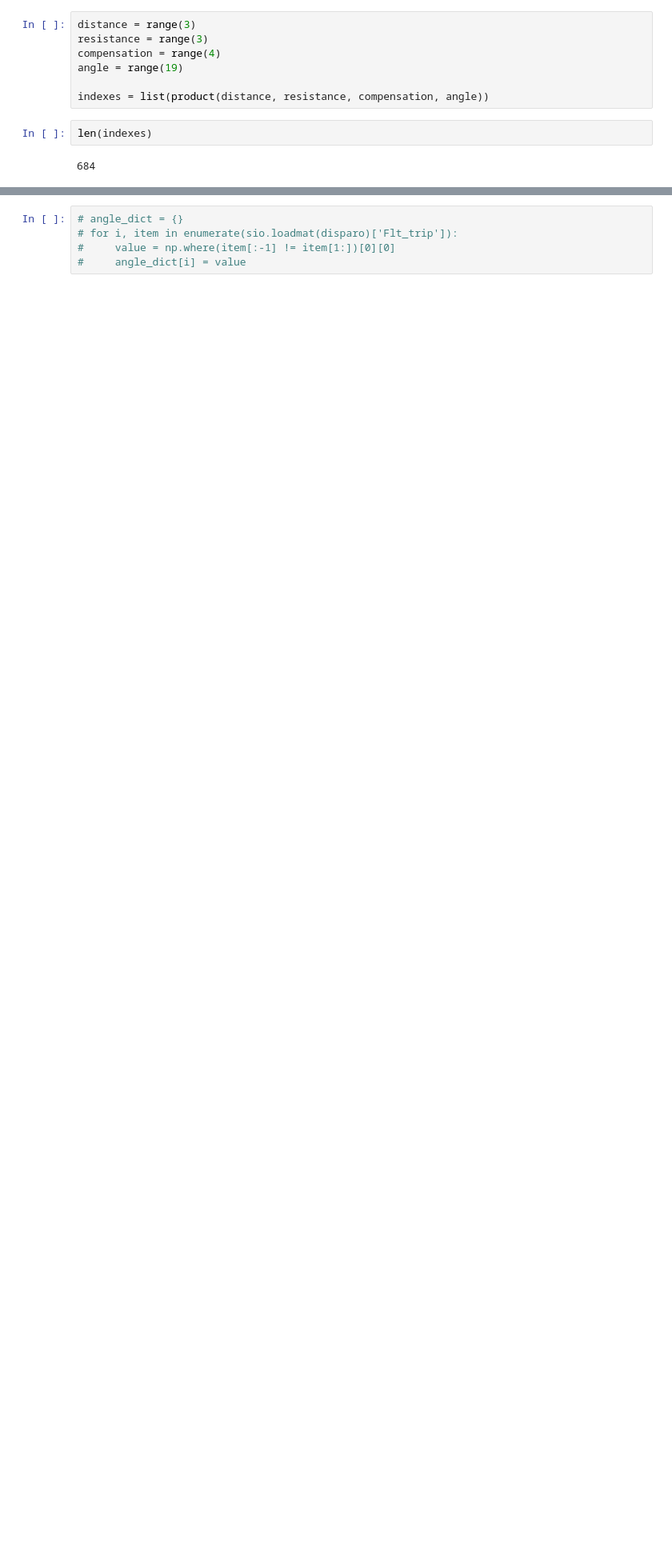
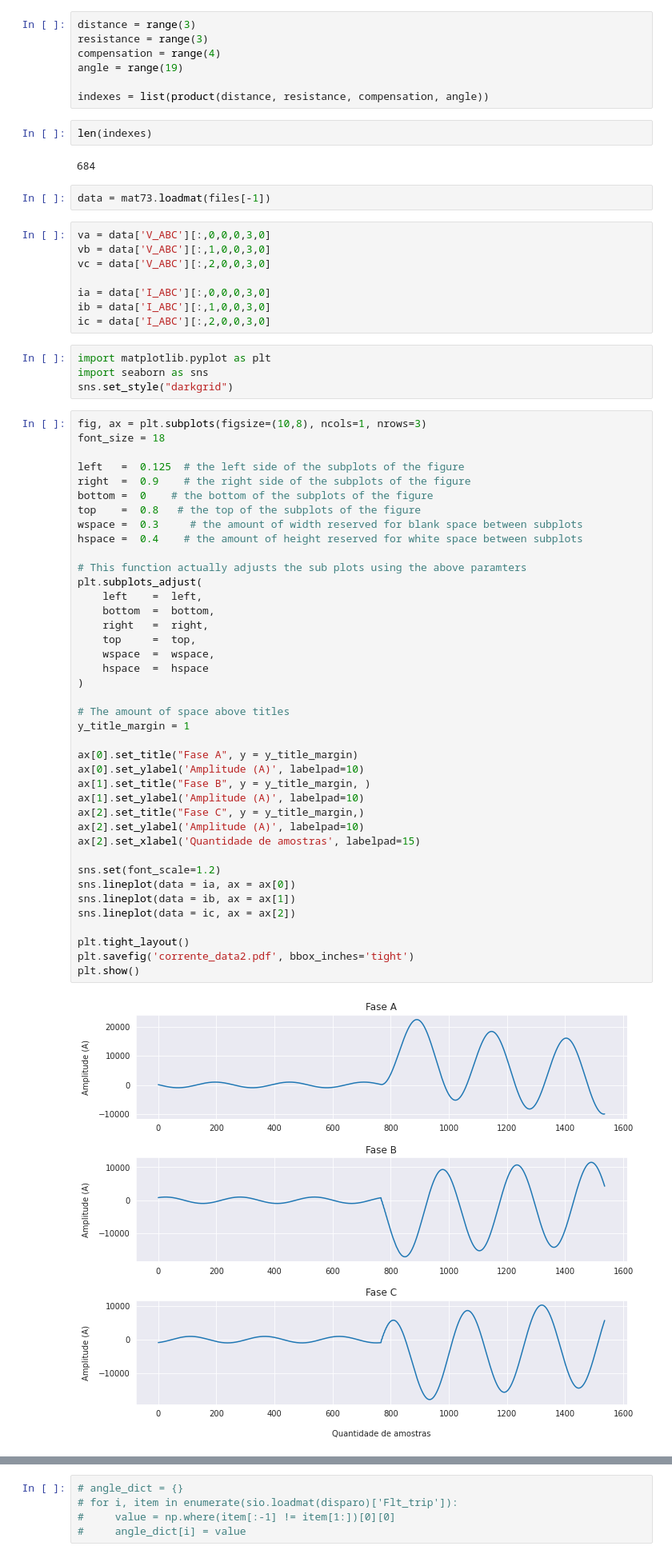
Before and after one commit to gabriel19913/fault-classification, a Jupyter notebook: final-method/reamostrando-dados-robson.ipynb, the cells around one changed output, grey strips where cells are left out. Shown: that part at 80% size. Saved outputs shown, nothing was run; the diff lists cells and outputs as text; blank space fills up the shorter version.

```diff
--- a/final-method/reamostrando-dados-robson.ipynb
+++ b/final-method/reamostrando-dados-robson.ipynb
@@ -38,3 +38,59 @@ indexes = list(product(distance, resistance, compensation, angle))
 len(indexes)
 # %% [output]
 684
+# %%
+data = mat73.loadmat(files[-1])
+# %%
+va = data['V_ABC'][:,0,0,0,3,0]
+vb = data['V_ABC'][:,1,0,0,3,0]
+vc = data['V_ABC'][:,2,0,0,3,0]
+
+ia = data['I_ABC'][:,0,0,0,3,0]
+ib = data['I_ABC'][:,1,0,0,3,0]
+ic = data['I_ABC'][:,2,0,0,3,0]
+# %%
+import matplotlib.pyplot as plt
+import seaborn as sns
+sns.set_style("darkgrid")
+# %%
+fig, ax = plt.subplots(figsize=(10,8), ncols=1, nrows=3)
+font_size = 18
+
+left   =  0.125  # the left side of the subplots of the figure
+right  =  0.9    # the right side of the subplots of the figure
+bottom =  0    # the bottom of the subplots of the figure
+top    =  0.8   # the top of the subplots of the figure
+wspace =  0.3     # the amount of width reserved for blank space between subplots
+hspace =  0.4    # the amount of height reserved for white space between subplots
+
+# This function actually adjusts the sub plots using the above paramters
+plt.subplots_adjust(
+    left    =  left,
+    bottom  =  bottom,
+    right   =  right,
+    top     =  top,
+    wspace  =  wspace,
+    hspace  =  hspace
+)
+
+# The amount of space above titles
+y_title_margin = 1
+
+ax[0].set_title("Fase A", y = y_title_margin)
+ax[0].set_ylabel('Amplitude (A)', labelpad=10)
+ax[1].set_title("Fase B", y = y_title_margin, )
+ax[1].set_ylabel('Amplitude (A)', labelpad=10)
+ax[2].set_title("Fase C", y = y_title_margin,)
+ax[2].set_ylabel('Amplitude (A)', labelpad=10)
+ax[2].set_xlabel('Quantidade de amostras', labelpad=15)
+
+sns.set(font_scale=1.2)
+sns.lineplot(data = ia, ax = ax[0])
+sns.lineplot(data = ib, ax = ax[1])
+sns.lineplot(data = ic, ax = ax[2])
+
+plt.tight_layout()
+plt.savefig('corrente_data2.pdf', bbox_inches='tight')
+plt.show()
+# %% [output]
+[figure, added]
```
Also changed, not shown: parts of 3 cells of this notebook, 45 other files.
